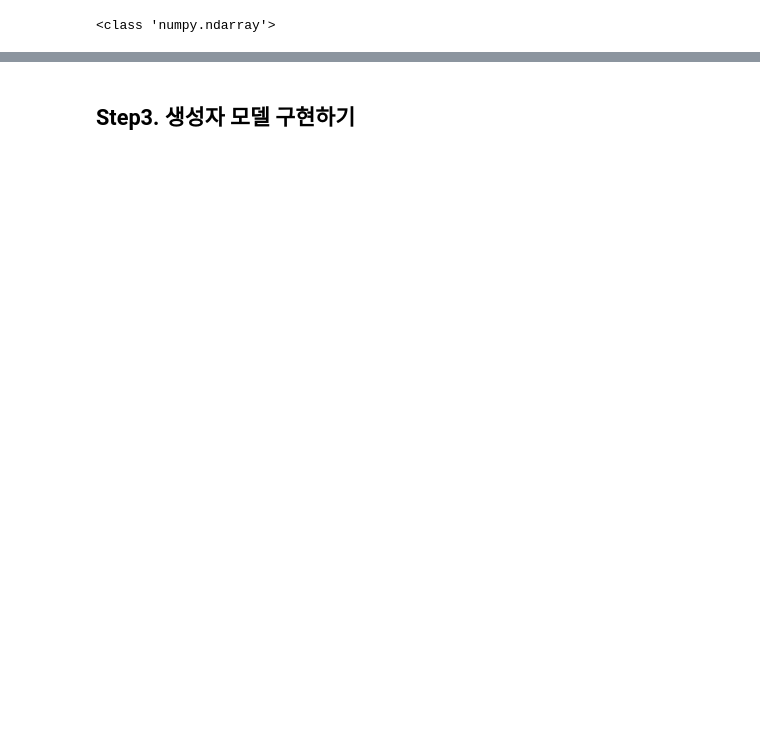
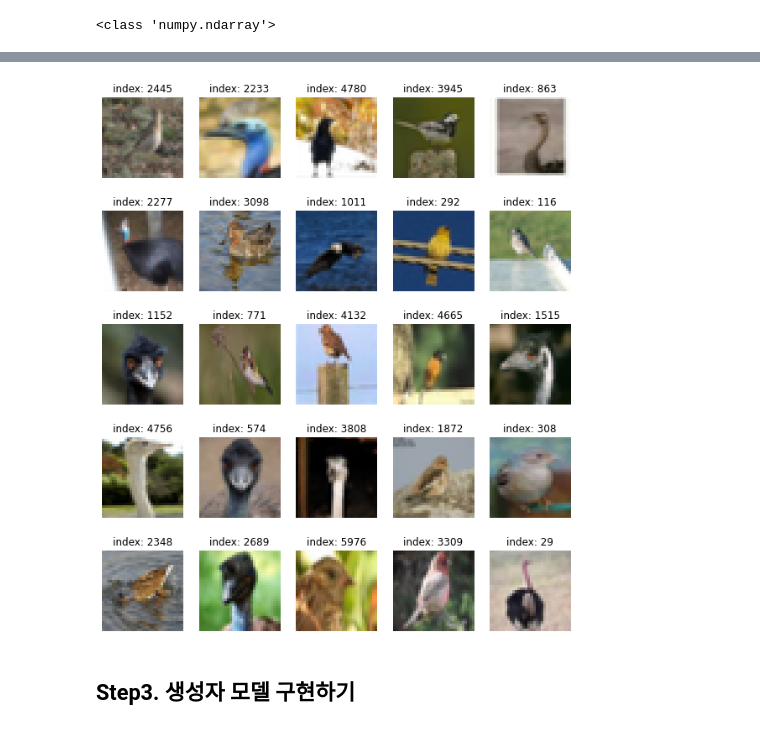
Before and after one commit to huiheee/AIFFEL, a Jupyter notebook: [GD_6]Creating_a_new_fashion.ipynb, the cells around one changed output, grey strips where cells are left out. Drawn from its saved outputs; the diff is of its cells as text; code cells hidden in the pictures; blank space fills up the shorter version.

```diff
--- a/[GD_6]Creating_a_new_fashion.ipynb
+++ b/[GD_6]Creating_a_new_fashion.ipynb
@@ -139,0 +145,14 @@ BATCH_SIZE = 256
+# %%
+## 로드한 학습 데이터를 시각화를 통해 확인
+plt.figure(figsize=(10, 12))
+
+for i in range(25):
+    plt.subplot(5, 5, i + 1)
+    random_index = np.random.randint(1, train.shape[0])
+    plt.imshow(denorm(train[random_index]))
+    plt.title(f'index: {random_index}')
+    plt.axis('off')
+
+plt.show()
+# %% [output]
+[figure, added]
```
Also changed, not shown: parts of 29 cells of this notebook.
